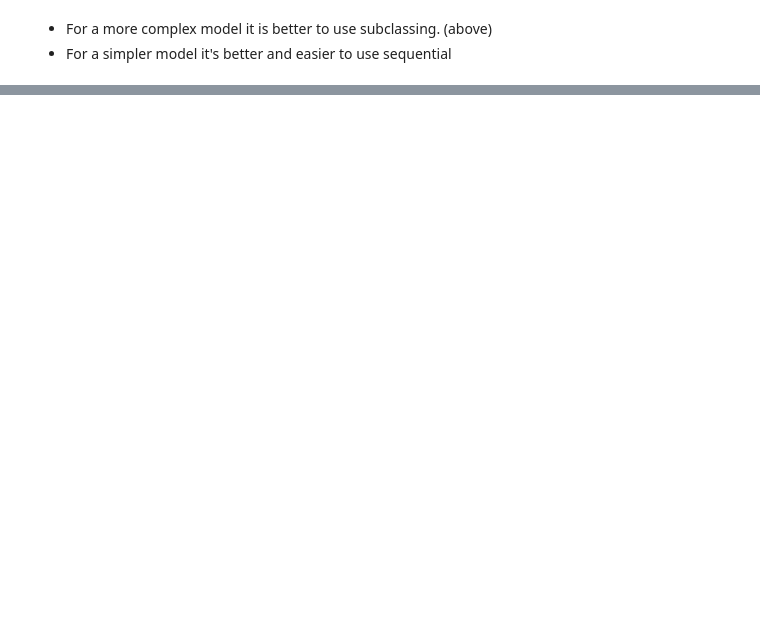
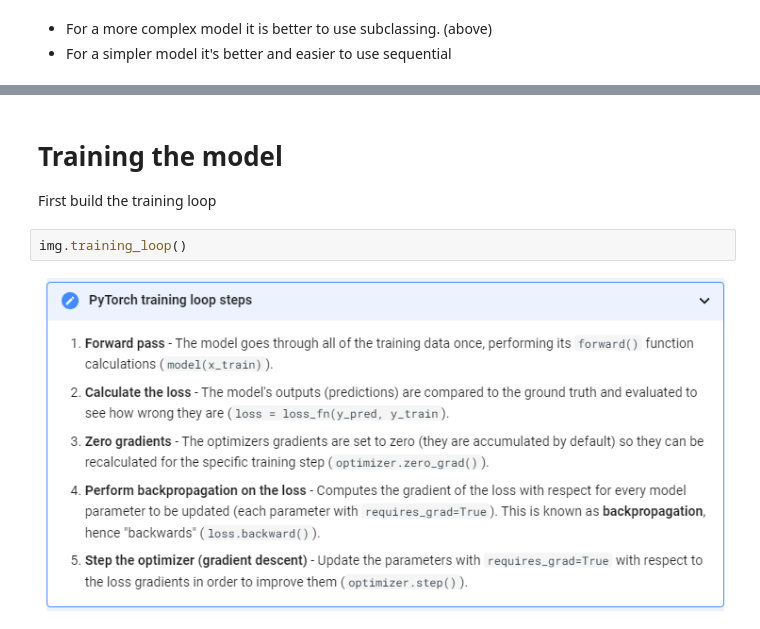
Before and after one commit to LonnieHarp/Pytorch, a Jupyter notebook: classifcation.ipynb, the cells around one changed output, grey strips where cells are left out. Saved outputs shown, nothing was run; the diff lists cells and outputs as text; blank space fills up the shorter version.

```diff
--- a/classifcation.ipynb
+++ b/classifcation.ipynb
@@ -188,0 +281,8 @@ loss_functions
+# %% [markdown]
+# Training the model
+
+First build the training loop
+# %%
+img.training_loop()
+# %% [output]
+[figure, added]
```
Also changed, not shown: parts of 38 cells of this notebook.
